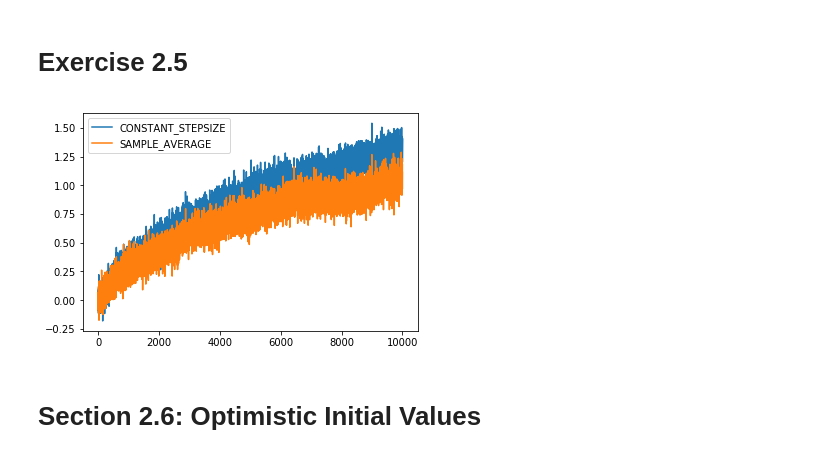
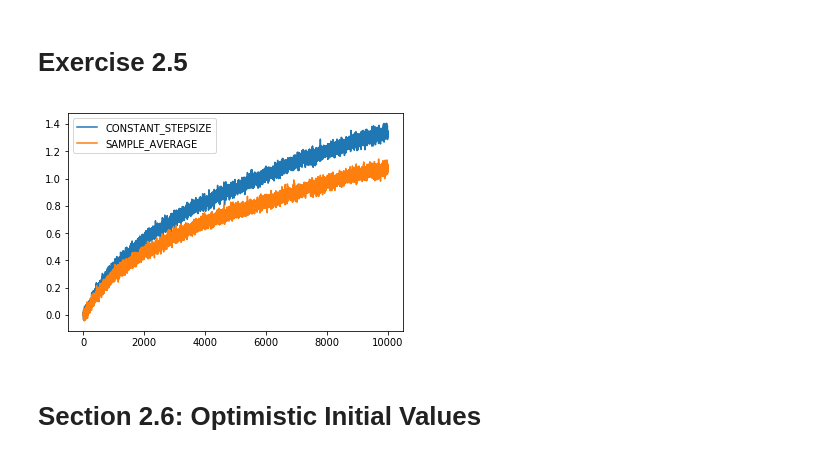
Before and after one commit to kevin1kevin1k/RL-playground, a Jupyter notebook: bandit.ipynb, the cells around one changed output. Saved outputs shown, nothing was run; the diff lists cells and outputs as text; code cells hidden in the pictures.

```diff
--- a/bandit.ipynb
+++ b/bandit.ipynb
@@ -135,22 +135,22 @@ plt.show()
 # %%
 methods = [Method.CONSTANT_STEPSIZE, Method.SAMPLE_AVERAGE]
 Rs = [[] for _ in range(len(methods))]
 
-for i in range(200):
+for i in range(2000):
     seed = np.random.randint(max_int)
 
     for j in range(len(methods)):
         np.random.seed(seed)
         R = run(methods[j], epsilon=0.1, n_steps=10000, stationary=False)
         Rs[j].append(R)
 
 for i in range(len(methods)):
     plt.plot(np.mean(Rs[i], axis=0))
 plt.legend([method.name for method in methods])
 
 plt.show()
 # %% [output]
-[figure, old version]
+[figure, new version]
 # %% [markdown]
 # Section 2.6: Optimistic Initial Values
 # %%
```
